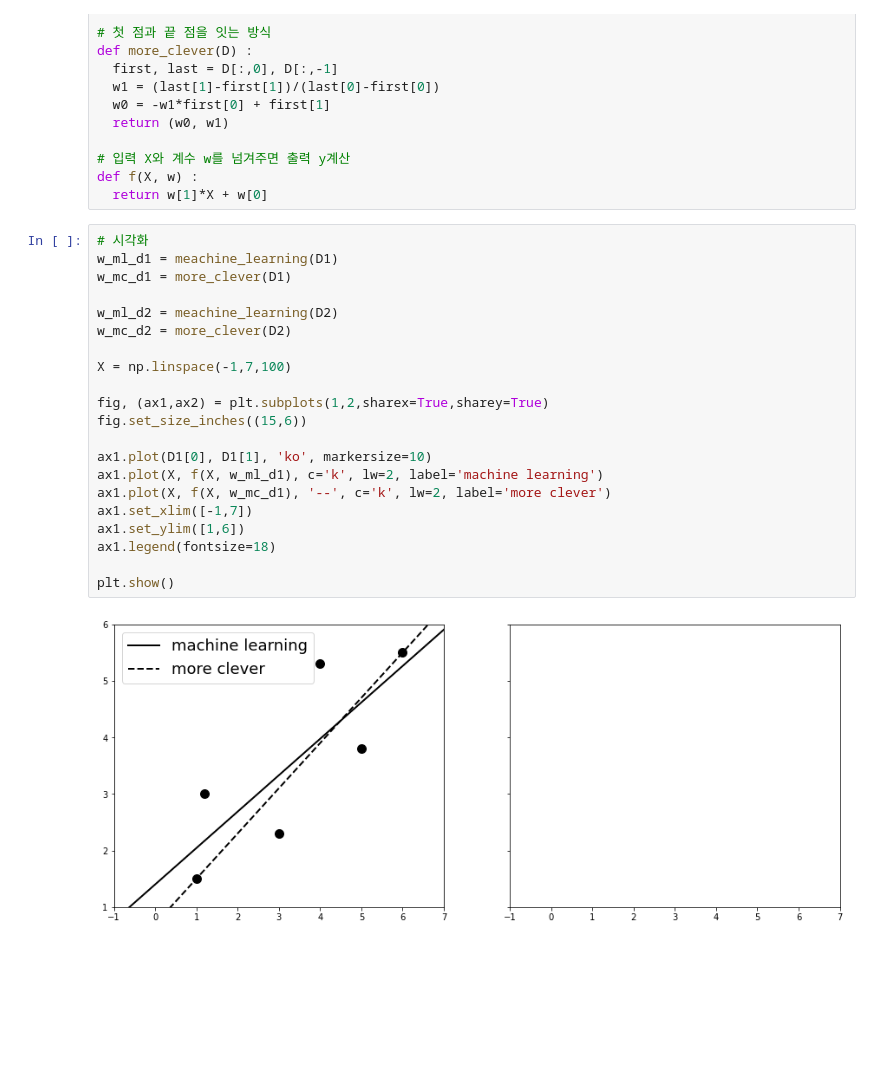
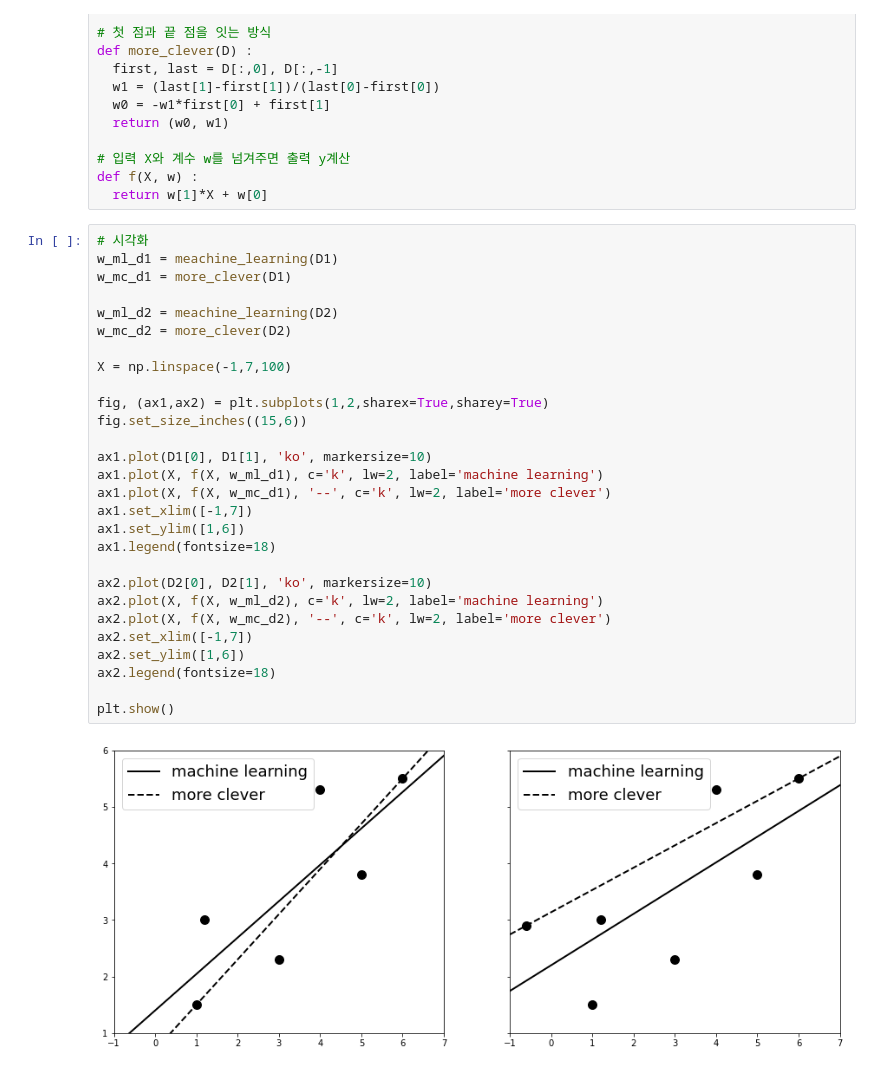
Before and after one commit to chw8207/math_basic, a Jupyter notebook: 머신러닝도입.ipynb, the cells around one changed output. Saved outputs shown, nothing was run; the diff lists cells and outputs as text; blank space fills up the shorter version.

```diff
--- a/머신러닝도입.ipynb
+++ b/머신러닝도입.ipynb
@@ -68,23 +68,30 @@ def f(X, w) :
 # %%
 # 시각화
 w_ml_d1 = meachine_learning(D1)
 w_mc_d1 = more_clever(D1)
 
 w_ml_d2 = meachine_learning(D2)
 w_mc_d2 = more_clever(D2)
 
 X = np.linspace(-1,7,100)
 
 fig, (ax1,ax2) = plt.subplots(1,2,sharex=True,sharey=True)
 fig.set_size_inches((15,6))
 
 ax1.plot(D1[0], D1[1], 'ko', markersize=10)
 ax1.plot(X, f(X, w_ml_d1), c='k', lw=2, label='machine learning')
 ax1.plot(X, f(X, w_mc_d1), '--', c='k', lw=2, label='more clever')
 ax1.set_xlim([-1,7])
 ax1.set_ylim([1,6])
 ax1.legend(fontsize=18)
 
+ax2.plot(D2[0], D2[1], 'ko', markersize=10)
+ax2.plot(X, f(X, w_ml_d2), c='k', lw=2, label='machine learning')
+ax2.plot(X, f(X, w_mc_d2), '--', c='k', lw=2, label='more clever')
+ax2.set_xlim([-1,7])
+ax2.set_ylim([1,6])
+ax2.legend(fontsize=18)
+
 plt.show()
 # %% [output]
-[figure, old version]
+[figure, new version]
```
